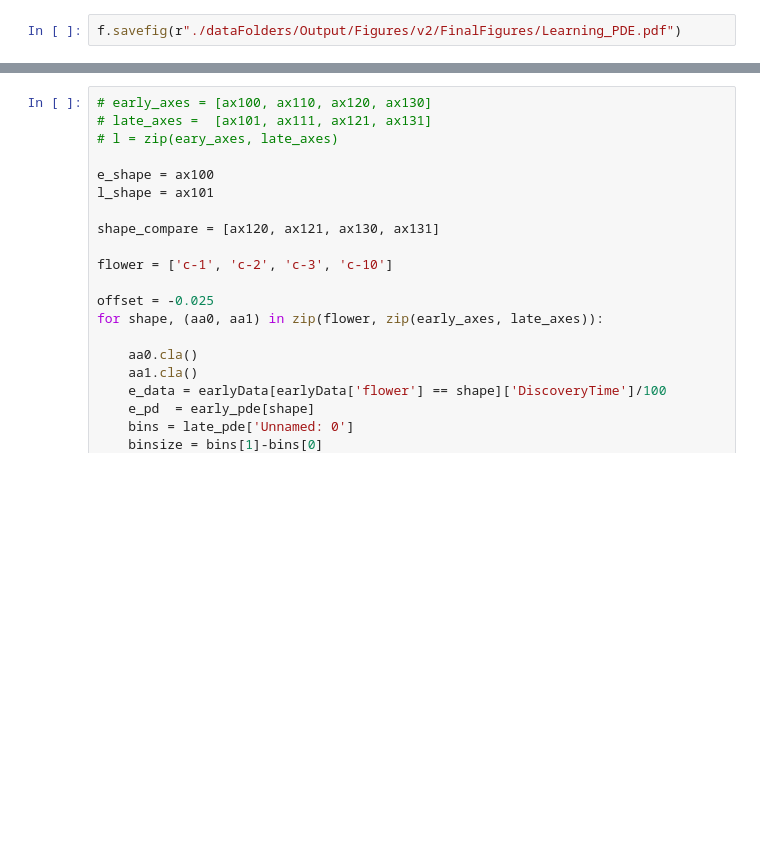
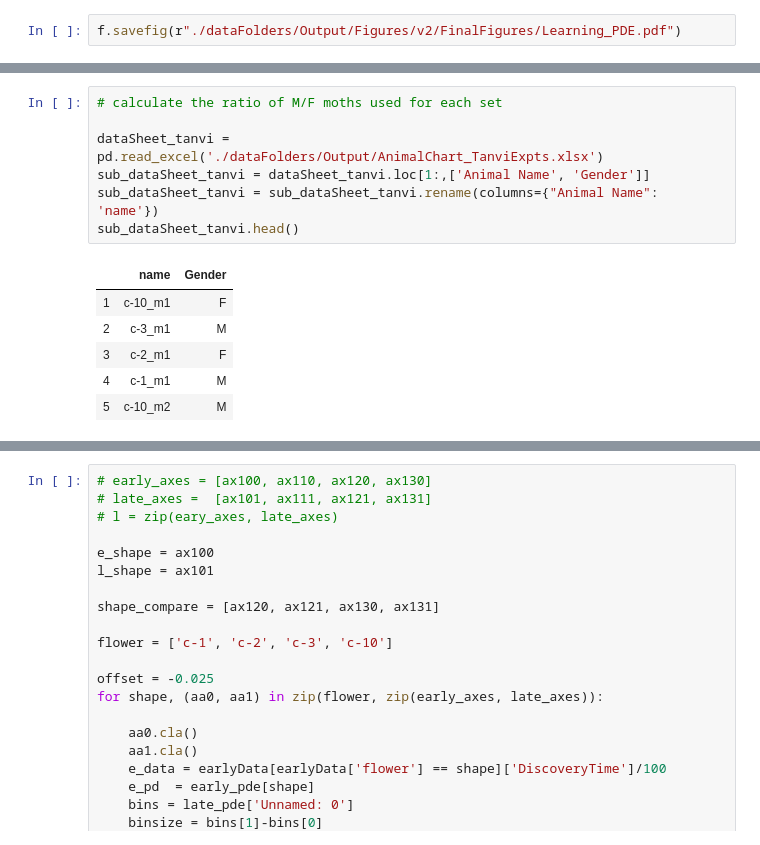
Before and after one commit to TanviDeora/MothLearning, a Jupyter notebook: Step10a-DrawPaperFigure.ipynb, the cells around one changed output, grey strips where cells are left out. Drawn from its saved outputs; the diff is of its cells as text; blank space fills up the shorter version.

```diff
--- a/Step10a-DrawPaperFigure.ipynb
+++ b/Step10a-DrawPaperFigure.ipynb
@@ -231,0 +311,14 @@ f.savefig(r"./dataFolders/Output/Figures/v2/FinalFigures/Learning_PDE.pdf")
+# %%
+# calculate the ratio of M/F moths used for each set
+
+dataSheet_tanvi = pd.read_excel('./dataFolders/Output/AnimalChart_TanviExpts.xlsx')
+sub_dataSheet_tanvi = dataSheet_tanvi.loc[1:,['Animal Name', 'Gender']]
+sub_dataSheet_tanvi = sub_dataSheet_tanvi.rename(columns={"Animal Name": 'name'})
+sub_dataSheet_tanvi.head()
+# %% [output]
+|  | name | Gender |
+| 1 | c-10_m1 | F |
+| 2 | c-3_m1 | M |
+| 3 | c-2_m1 | F |
+| 4 | c-1_m1 | M |
+| 5 | c-10_m2 | M |
```
Also changed, not shown: parts of 11 cells of this notebook, 1 other file.
